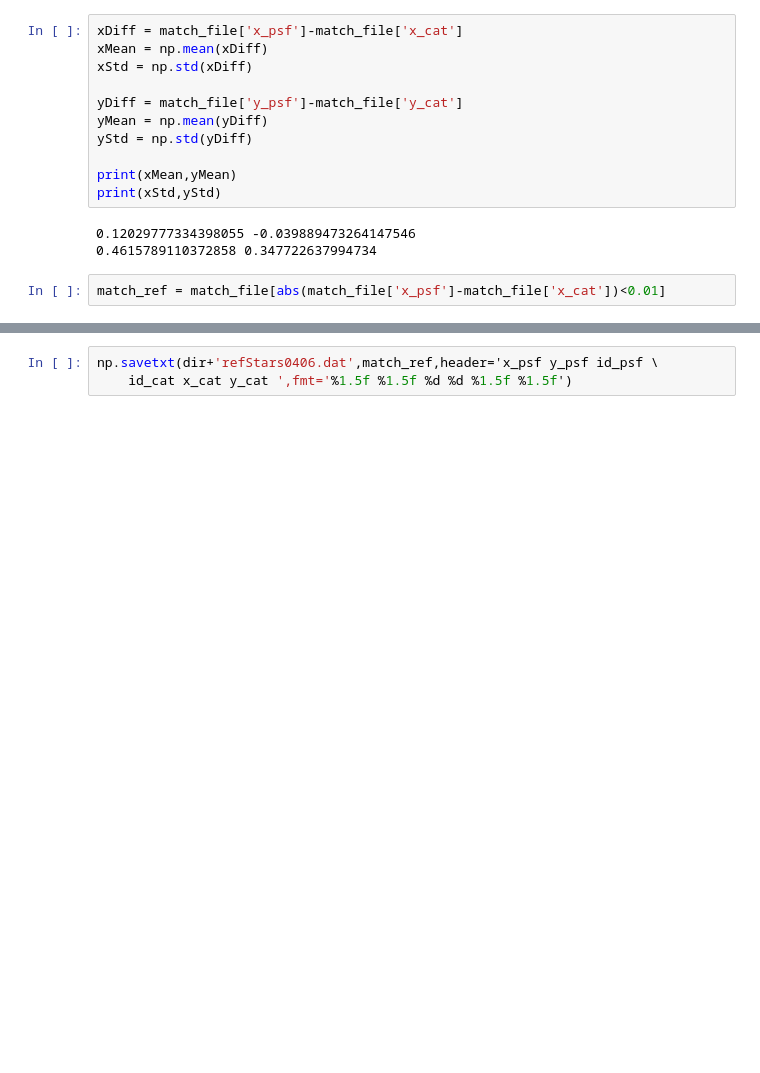
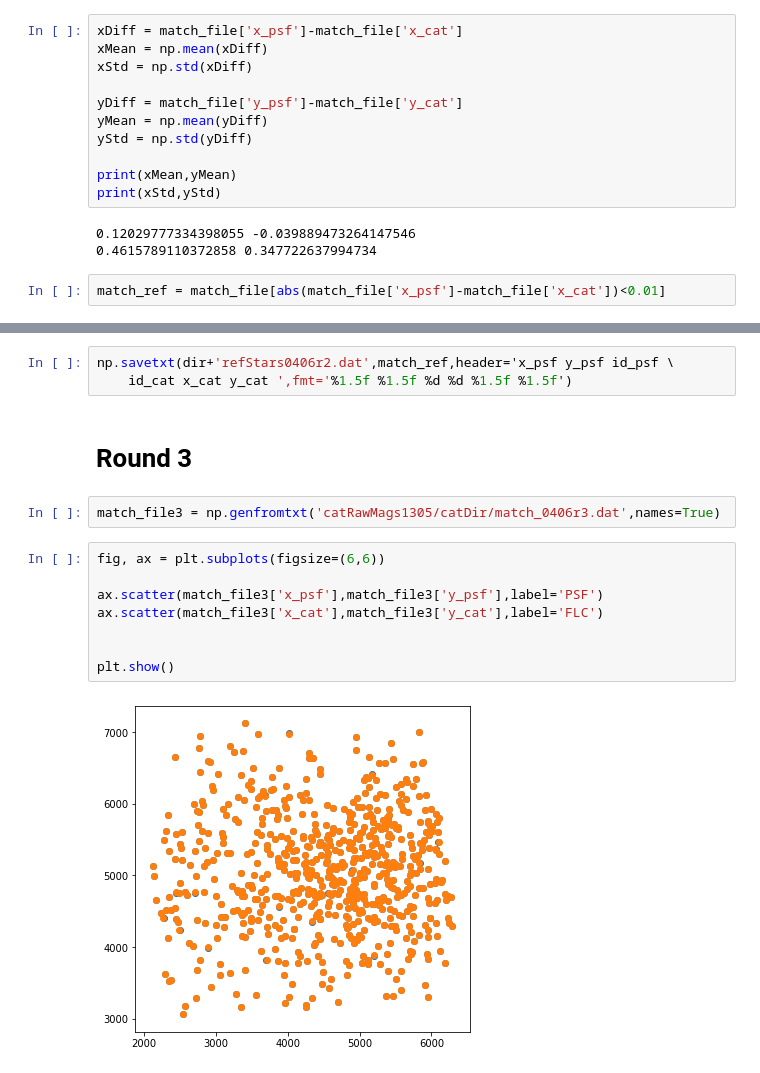
Before and after one commit to hrichstein/photRun0520, a Jupyter notebook: transWork0306.ipynb, the cells around one changed output, grey strips where cells are left out. Saved outputs shown, nothing was run; the diff lists cells and outputs as text; blank space fills up the shorter version.

```diff
--- a/transWork0306.ipynb
+++ b/transWork0306.ipynb
@@ -497,3 +540,17 @@ print(match_ref)
 # %%
-np.savetxt(dir+'refStars0406.dat',match_ref,header='x_psf y_psf id_psf \
+np.savetxt(dir+'refStars0406r2.dat',match_ref,header='x_psf y_psf id_psf \
     id_cat x_cat y_cat ',fmt='%1.5f %1.5f %d %d %1.5f %1.5f')
+# %% [markdown]
+# Round 3
+# %%
+match_file3 = np.genfromtxt('catRawMags1305/catDir/match_0406r3.dat',names=True)
+# %%
+fig, ax = plt.subplots(figsize=(6,6))
+
+ax.scatter(match_file3['x_psf'],match_file3['y_psf'],label='PSF')
+ax.scatter(match_file3['x_cat'],match_file3['y_cat'],label='FLC')
+
+
+plt.show()
+# %% [output]
+[figure, added]
```
Also changed, not shown: parts of 19 cells of this notebook, 3 other files.
